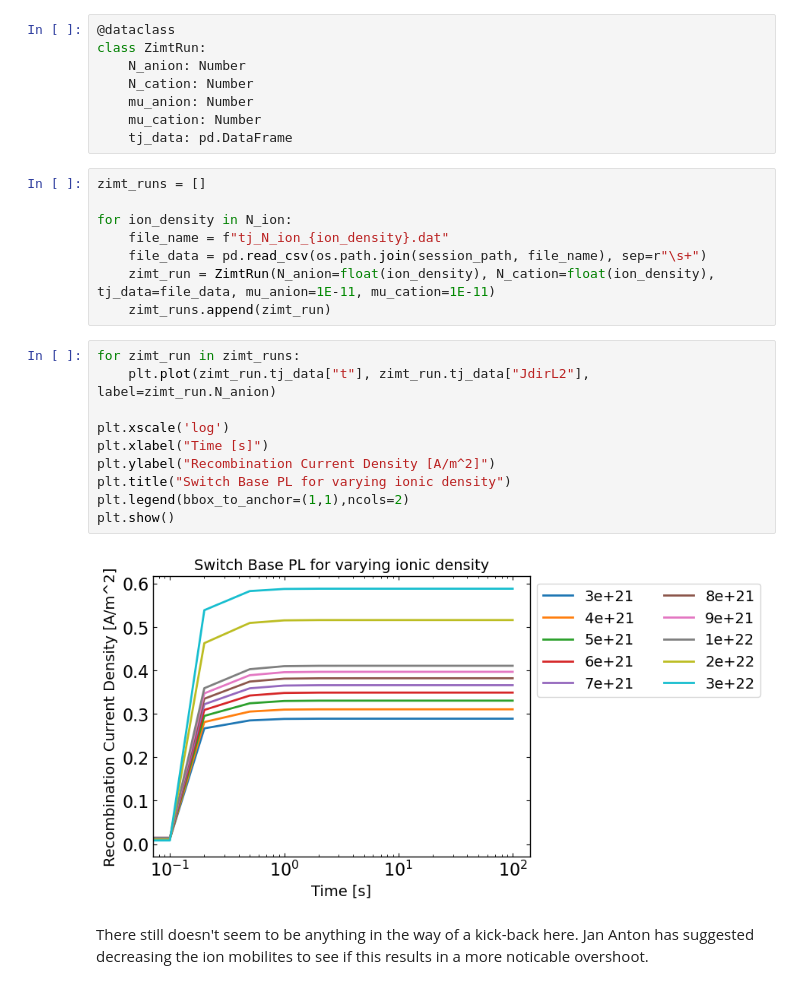
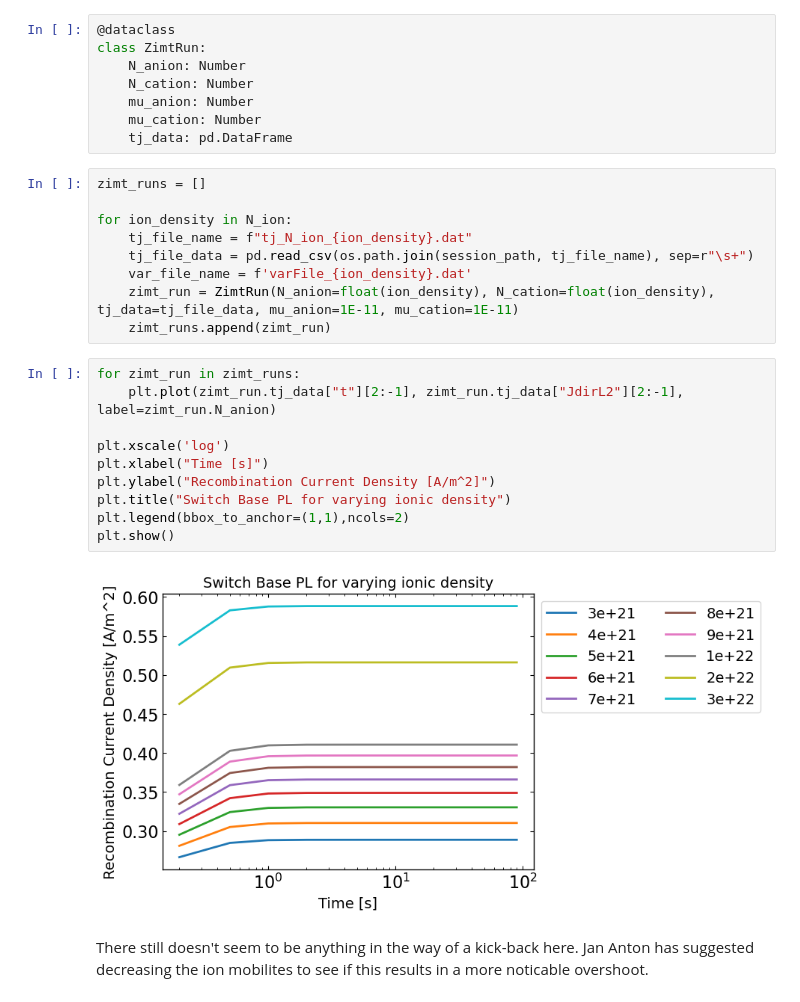
Before and after one commit to joshedmundson/pySIMsalabim, a Jupyter notebook: Notebooks/New PL Project/analysis.ipynb, the cells around one changed output. Cells and saved outputs as stored; diff of their text form.

```diff
--- a/Notebooks/New PL Project/analysis.ipynb
+++ b/Notebooks/New PL Project/analysis.ipynb
@@ -53,22 +55,23 @@ class ZimtRun:
 zimt_runs = []
 
 for ion_density in N_ion:
-    file_name = f"tj_N_ion_{ion_density}.dat"
-    file_data = pd.read_csv(os.path.join(session_path, file_name), sep=r"\s+")
-    zimt_run = ZimtRun(N_anion=float(ion_density), N_cation=float(ion_density), tj_data=file_data, mu_anion=1E-11, mu_cation=1E-11)
+    tj_file_name = f"tj_N_ion_{ion_density}.dat"
+    tj_file_data = pd.read_csv(os.path.join(session_path, tj_file_name), sep=r"\s+")
+    var_file_name = f'varFile_{ion_density}.dat'
+    zimt_run = ZimtRun(N_anion=float(ion_density), N_cation=float(ion_density), tj_data=tj_file_data, mu_anion=1E-11, mu_cation=1E-11)
     zimt_runs.append(zimt_run)
 # %%
 for zimt_run in zimt_runs:
-    plt.plot(zimt_run.tj_data["t"], zimt_run.tj_data["JdirL2"], label=zimt_run.N_anion)
+    plt.plot(zimt_run.tj_data["t"][2:-1], zimt_run.tj_data["JdirL2"][2:-1], label=zimt_run.N_anion)
 
 plt.xscale('log')
 plt.xlabel("Time [s]")
 plt.ylabel("Recombination Current Density [A/m^2]")
 plt.title("Switch Base PL for varying ionic density")
 plt.legend(bbox_to_anchor=(1,1),ncols=2)
 plt.show()
 # %% [output]
-[figure, old version]
+[figure, new version]
 # %% [markdown]
 There still doesn't seem to be anything in the way of a kick-back here. Jan Anton has suggested decreasing the ion mobilites to see if this results in a more noticable overshoot.
 # %% [markdown]
```
Also changed, not shown: parts of 42 cells of this notebook.
